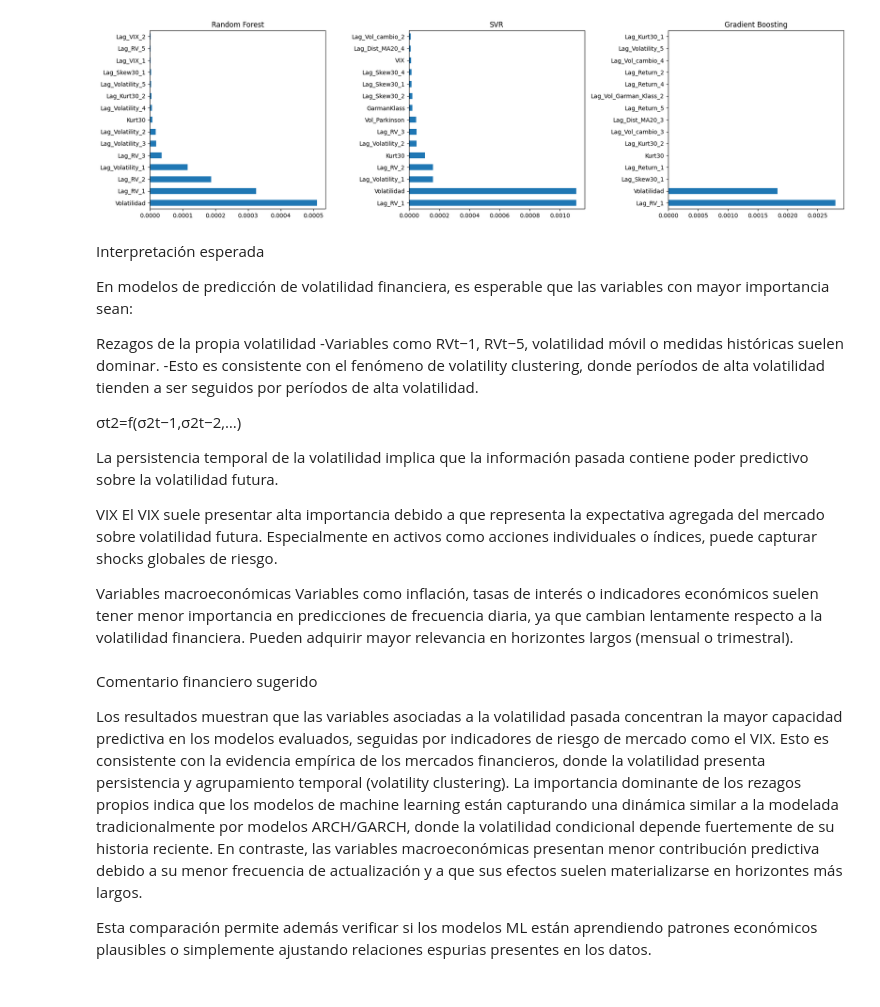
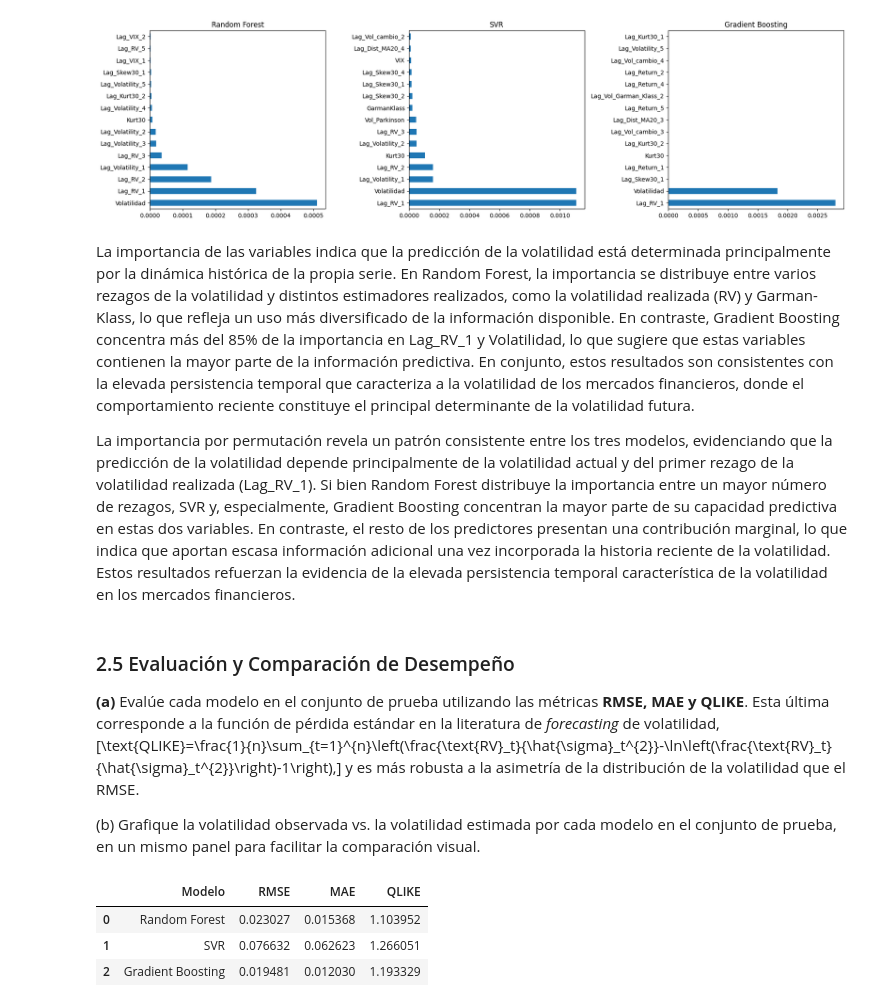
Before and after one commit to Felipe-Lopez-Vergara/ds_finance_-Lopez-, a Jupyter notebook: notebooks/HW_Sesion_6.ipynb, the cells around one changed output. Drawn from its saved outputs; the diff is of its cells as text; code cells hidden in the pictures.

```diff
--- a/notebooks/HW_Sesion_6.ipynb
+++ b/notebooks/HW_Sesion_6.ipynb
@@ -629,28 +629,13 @@ plt.show()
 # %% [output]
 [figure]
 # %% [markdown]
-Interpretación esperada
+La importancia de las variables indica que la predicción de la volatilidad está determinada principalmente por la dinámica histórica de la propia serie. En Random Forest, la importancia se distribuye entre varios rezagos de la volatilidad y distintos estimadores realizados, como la volatilidad realizada (RV) y Garman-Klass, lo que refleja un uso más diversificado de la información disponible. En contraste, Gradient Boosting concentra más del 85% de la importancia en Lag_RV_1 y Volatilidad, lo que sugiere que estas variables contienen la mayor parte de la información predictiva. En conjunto, estos resultados son consistentes con la elevada persistencia temporal que caracteriza a la volatilidad de los mercados financieros, donde el comportamiento reciente constituye el principal determinante de la volatilidad futura.
 
-En modelos de predicción de volatilidad financiera, es esperable que las variables con mayor importancia sean:
-
-Rezagos de la propia volatilidad
--Variables como RVt−1, RVt−5, volatilidad móvil o medidas históricas suelen dominar.
--Esto es consistente con el fenómeno de volatility clustering, donde períodos de alta volatilidad tienden a ser seguidos por períodos de alta volatilidad.
-
-σt2=f(σ2t−1,σ2t−2,…)
-
-La persistencia temporal de la volatilidad implica que la información pasada contiene poder predictivo sobre la volatilidad futura.
-
-VIX
-El VIX suele presentar alta importancia debido a que representa la expectativa agregada del mercado sobre volatilidad futura.
-Especialmente en activos como acciones individuales o índices, puede capturar shocks globales de riesgo.
-
-Variables macroeconómicas
-Variables como inflación, tasas de interés o indicadores económicos suelen tener menor importancia en predicciones de frecuencia diaria, ya que cambian lentamente respecto a la volatilidad financiera.
-Pueden adquirir mayor relevancia en horizontes largos (mensual o trimestral).
+La importancia por permutación revela un patrón consistente entre los tres modelos, evidenciando que la predicción de la volatilidad depende principalmente de la volatilidad actual y del primer rezago de la volatilidad realizada (Lag_RV_1). Si bien Random Forest distribuye la importancia entre un mayor número de rezagos, SVR y, especialmente, Gradient Boosting concentran la mayor parte de su capacidad predictiva en estas dos variables. En contraste, el resto de los predictores presentan una contribución marginal, lo que indica que aportan escasa información adicional una vez incorporada la historia reciente de la volatilidad. Estos resultados refuerzan la evidencia de la elevada persistencia temporal característica de la volatilidad en los mercados financieros.
 # %% [markdown]
-Comentario financiero sugerido
+### 2.5 Evaluación y Comparación de Desempeño
 
-Los resultados muestran que las variables asociadas a la volatilidad pasada concentran la mayor capacidad predictiva en los modelos evaluados, seguidas por indicadores de riesgo de mercado como el VIX. Esto es consistente con la evidencia empírica de los mercados financieros, donde la volatilidad presenta persistencia y agrupamiento temporal (volatility clustering). La importancia dominante de los rezagos propios indica que los modelos de machine learning están capturando una dinámica similar a la modelada tradicionalmente por modelos ARCH/GARCH, donde la volatilidad condicional depende fuertemente de su historia reciente. En contraste, las variables macroeconómicas presentan menor contribución predictiva debido a su menor frecuencia de actualización y a que sus efectos suelen materializarse en horizontes más largos.
 
-Esta comparación permite además verificar si los modelos ML están aprendiendo patrones económicos plausibles o simplemente ajustando relaciones espurias presentes en los datos.
+**(a)** Evalúe cada modelo en el conjunto de prueba utilizando las métricas **RMSE, MAE y QLIKE**. Esta última corresponde a la función de pérdida estándar en la literatura de *forecasting* de volatilidad, \[\text{QLIKE}=\frac{1}{n}\sum_{t=1}^{n}\left(\frac{\text{RV}_t}{\hat{\sigma}_t^{2}}-\ln\left(\frac{\text{RV}_t}{\hat{\sigma}_t^{2}}\right)-1\right),\] y es más robusta a la asimetría de la distribución de la volatilidad que el RMSE.
+
+(b) Grafique la volatilidad observada vs. la volatilidad estimada por cada modelo en el conjunto de prueba, en un mismo panel para facilitar la comparación visual.
@@ -656,0 +652,45 @@ Esta comparación permite además verificar si los modelos ML están aprendiendo
+# %%
+# Evaluación de modelos con RMSE, MAE y QLIKE
+
+def qlike(y_true, y_pred):
+    # Evitar problemas con valores cercanos a cero
+    eps = 1e-10
+    y_pred = np.maximum(y_pred, eps)
+
+    ratio = y_true / (y_pred**2)
+
+    return np.mean(ratio - np.log(ratio) - 1)
+
+resultados = pd.DataFrame({
+    "Modelo": [
+        "Random Forest",
+        "SVR",
+        "Gradient Boosting"
+    ],
+
+    "RMSE": [
+        np.sqrt(mean_squared_error(y_test, pred_rf)),
+        np.sqrt(mean_squared_error(y_test, pred_svr)),
+        np.sqrt(mean_squared_error(y_test, pred_gb))
+    ],
+
+    "MAE": [
+        mean_absolute_error(y_test, pred_rf),
+        mean_absolute_error(y_test, pred_svr),
+        mean_absolute_error(y_test, pred_gb)
+    ],
+
+    "QLIKE": [
+        qlike(y_test, pred_rf),
+        qlike(y_test, pred_svr),
+        qlike(y_test, pred_gb)
+    ]
+})
+
+
+resultados
+# %% [output]
+|  | Modelo | RMSE | MAE | QLIKE |
+| 0 | Random Forest | 0.023027 | 0.015368 | 1.103952 |
+| 1 | SVR | 0.076632 | 0.062623 | 1.266051 |
+| 2 | Gradient Boosting | 0.019481 | 0.012030 | 1.193329 |
```
Also changed, not shown: parts of 5 cells of this notebook.
